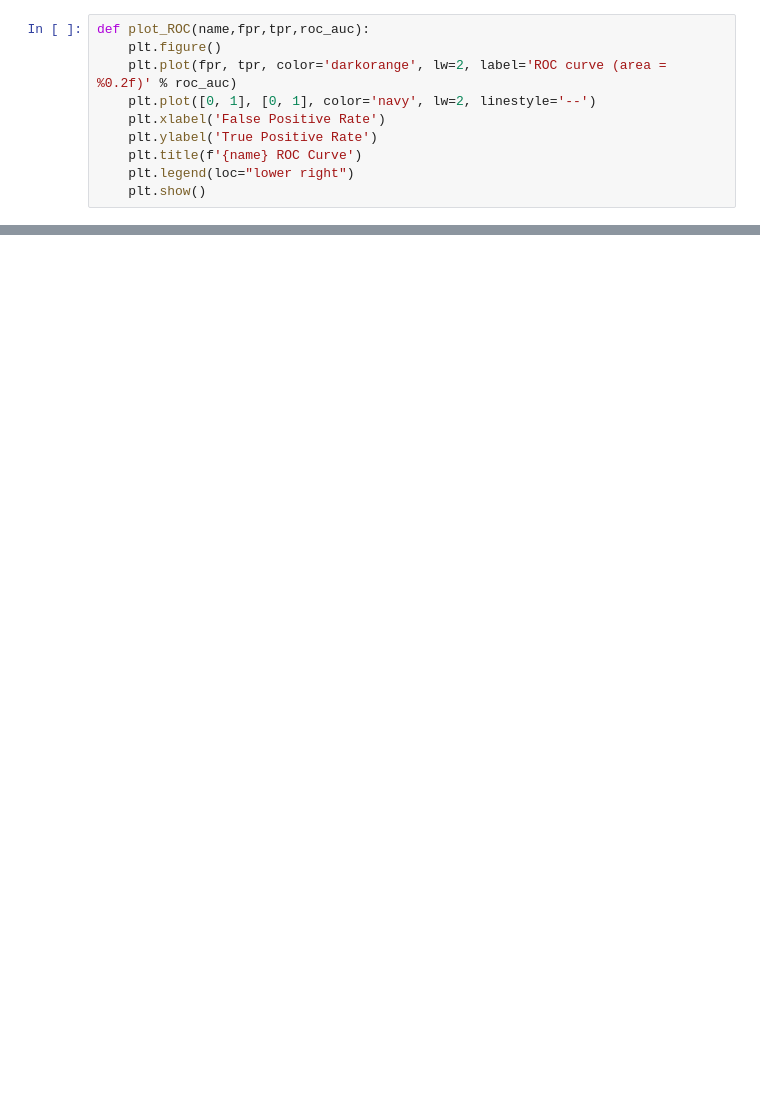
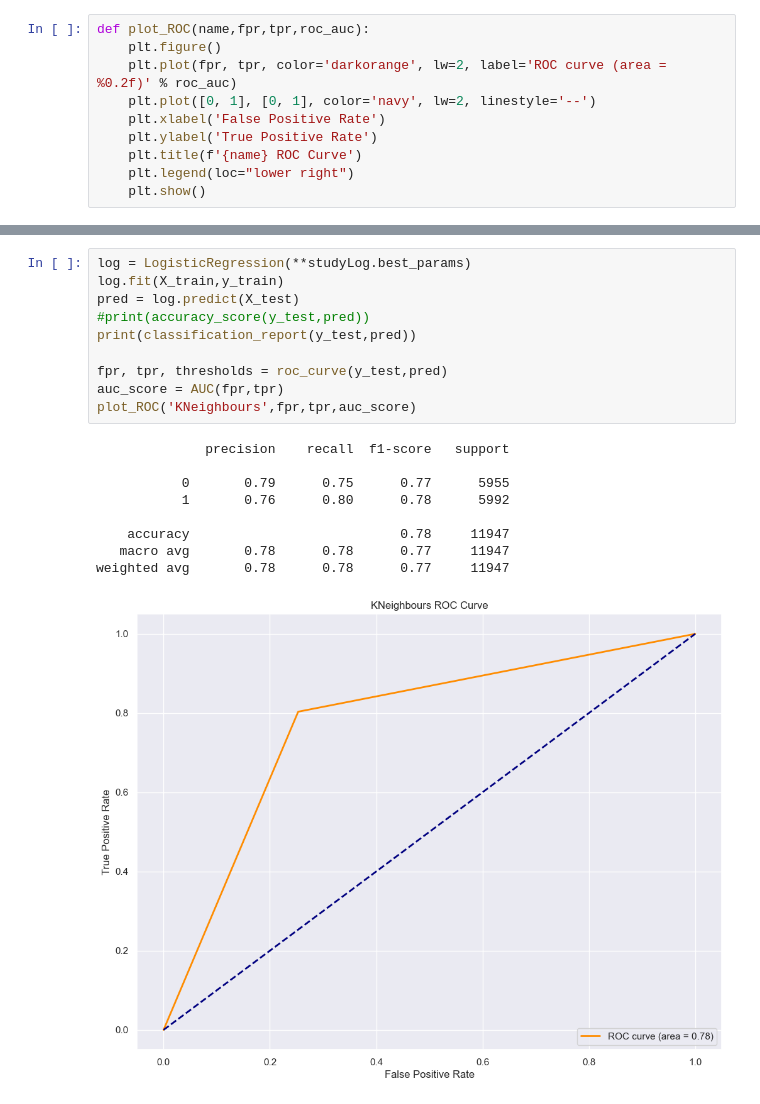
Before and after one commit to RobinMurk/Heart_attack_risk_analysis, a Jupyter notebook: Heart_disease_analysis.ipynb, the cells around one changed output, grey strips where cells are left out. Saved outputs shown, nothing was run; the diff lists cells and outputs as text; blank space fills up the shorter version.

```diff
--- a/Heart_disease_analysis.ipynb
+++ b/Heart_disease_analysis.ipynb
@@ -519,0 +588,20 @@ plot_ROC('Random forest',Random_forest_best['fpr'],Random_forest_best['tpr'],Ran
+# %%
+log = LogisticRegression(**studyLog.best_params)
+log.fit(X_train,y_train)
+pred = log.predict(X_test)
+#print(accuracy_score(y_test,pred))
+print(classification_report(y_test,pred))
+
+fpr, tpr, thresholds = roc_curve(y_test,pred)
+auc_score = AUC(fpr,tpr)
+plot_ROC('KNeighbours',fpr,tpr,auc_score)
+# %% [output]
+              precision    recall  f1-score   support
+
+           0       0.79      0.75      0.77      5955
+           1       0.76      0.80      0.78      5992
+
+    accuracy                           0.78     11947
+   macro avg       0.78      0.78      0.77     11947
+weighted avg       0.78      0.78      0.77     11947
+[figure, added]
```
Also changed, not shown: parts of 19 cells of this notebook.
